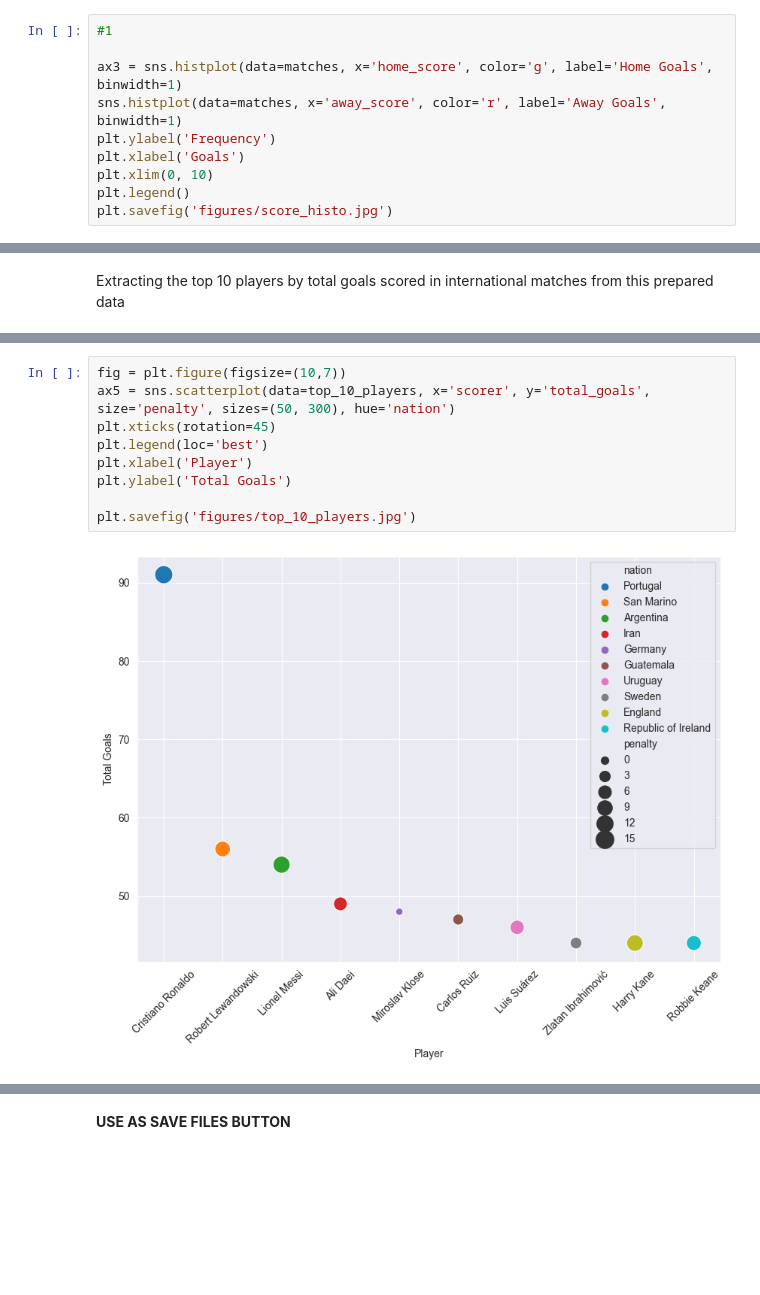
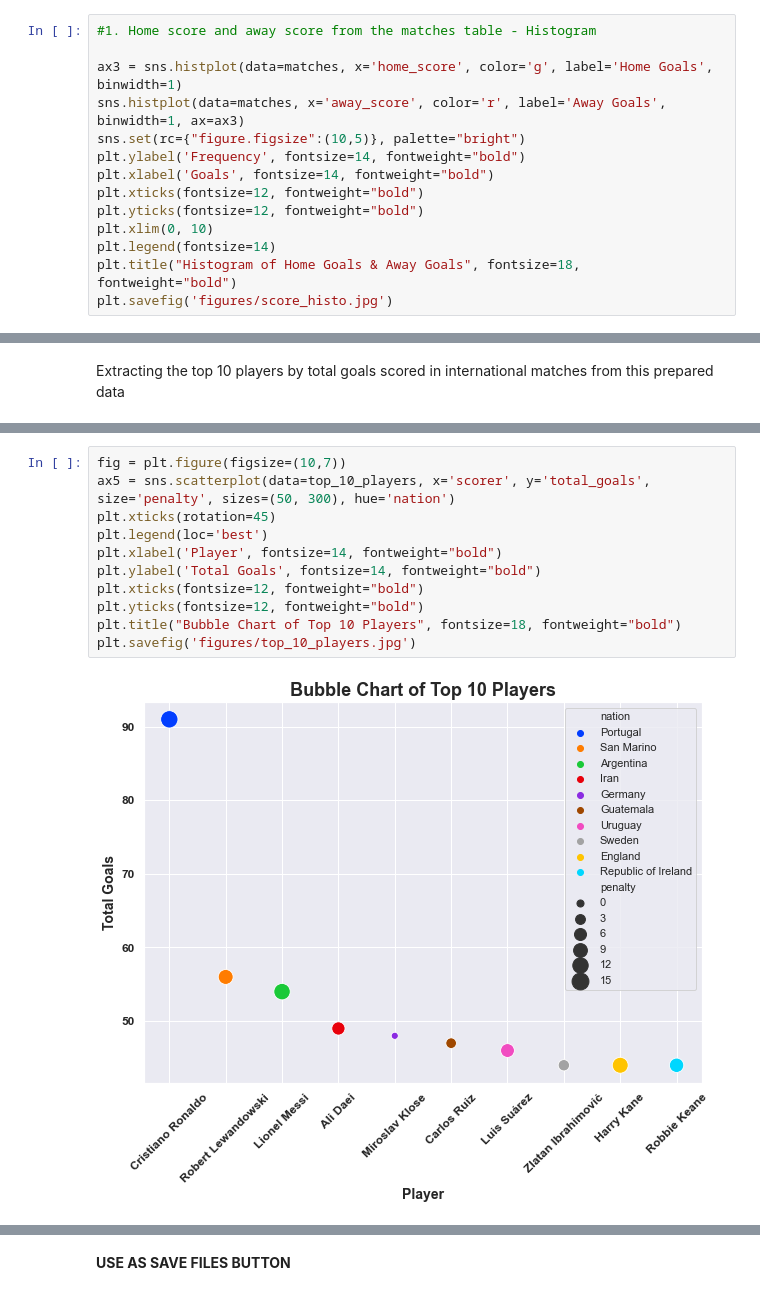
Before and after one commit to ryuukkk/football-data-analysis, a Jupyter notebook: DE_PROJECT.ipynb, the cells around one changed output, grey strips where cells are left out. Cells and saved outputs as stored; diff of their text form; blank space fills up the shorter version.

```diff
--- a/DE_PROJECT.ipynb
+++ b/DE_PROJECT.ipynb
@@ -362,13 +358,17 @@ Here are some histograms(or density plots) below, which I think were important.
 3. Kernel Density plot of sum of ``home_goal`` and sum of ``penalty`` grouped by ``['date', 'home_team', 'away_team']`` ( this combination means one match)
 4. Kernel Density plot of sum of ``away_goal`` and sum of ``own_goal`` grouped by ``['date', 'home_team', 'away_team']``
 # %%
-#1
+#1. Home score and away score from the matches table - Histogram
 
 ax3 = sns.histplot(data=matches, x='home_score', color='g', label='Home Goals', binwidth=1)
-sns.histplot(data=matches, x='away_score', color='r', label='Away Goals', binwidth=1)
-plt.ylabel('Frequency')
-plt.xlabel('Goals')
+sns.histplot(data=matches, x='away_score', color='r', label='Away Goals', binwidth=1, ax=ax3)
+sns.set(rc={"figure.figsize":(10,5)}, palette="bright")
+plt.ylabel('Frequency', fontsize=14, fontweight="bold")
+plt.xlabel('Goals', fontsize=14, fontweight="bold")
+plt.xticks(fontsize=12, fontweight="bold")
+plt.yticks(fontsize=12, fontweight="bold")
 plt.xlim(0, 10)
-plt.legend()
+plt.legend(fontsize=14)
+plt.title("Histogram of Home Goals & Away Goals", fontsize=18, fontweight="bold")
 plt.savefig('figures/score_histo.jpg')
 # %% [output]
@@ -427,12 +529,14 @@ display(top_10_players)
 # %%
 fig = plt.figure(figsize=(10,7))
 ax5 = sns.scatterplot(data=top_10_players, x='scorer', y='total_goals', size='penalty', sizes=(50, 300), hue='nation')
 plt.xticks(rotation=45)
 plt.legend(loc='best')
-plt.xlabel('Player')
-plt.ylabel('Total Goals')
-
+plt.xlabel('Player', fontsize=14, fontweight="bold")
+plt.ylabel('Total Goals', fontsize=14, fontweight="bold")
+plt.xticks(fontsize=12, fontweight="bold")
+plt.yticks(fontsize=12, fontweight="bold")
+plt.title("Bubble Chart of Top 10 Players", fontsize=18, fontweight="bold")
 plt.savefig('figures/top_10_players.jpg')
 # %% [output]
-[figure, old version]
+[figure, new version]
 # %% [markdown]
```
Also changed, not shown: parts of 36 cells of this notebook.
